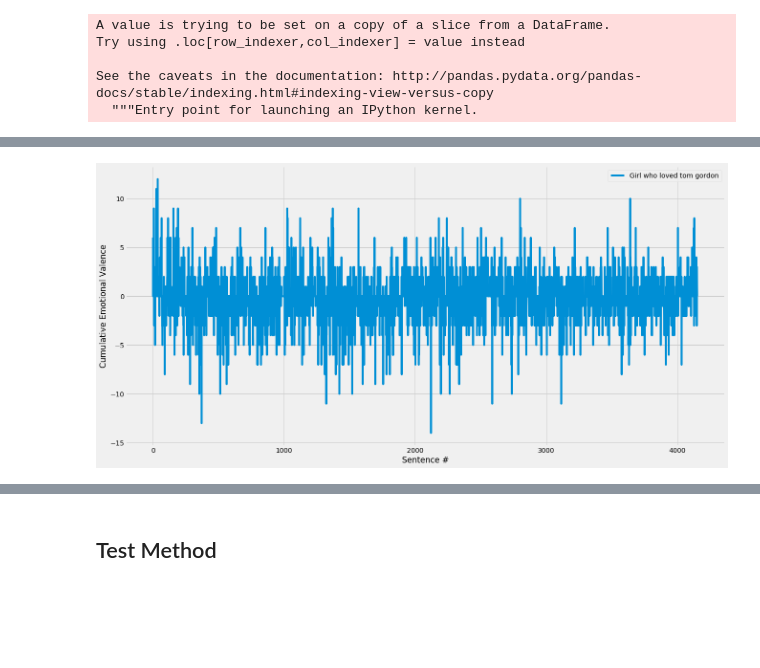
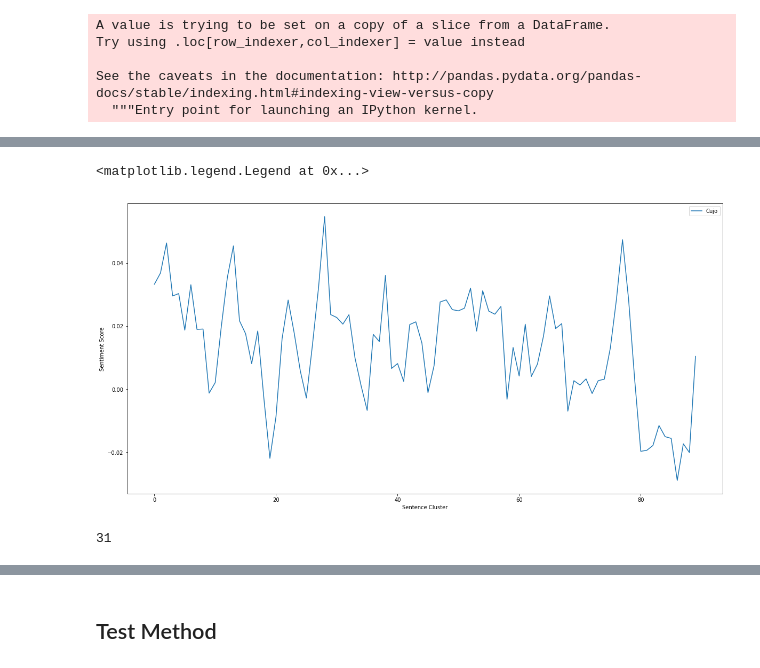
Before and after one commit to xvila/fletcher, a Jupyter notebook: data_processing.ipynb, the cells around one changed output, grey strips where cells are left out. Saved outputs shown, nothing was run; the diff lists cells and outputs as text; code cells hidden in the pictures; blank space fills up the shorter version.

```diff
--- a/data_processing.ipynb
+++ b/data_processing.ipynb
@@ -544,4 +512,15 @@ plt.legend()
 # %%
-sentiplot('books/Girl Who Loved Tom Gordon_ A Novel, The - Stephen King.txt','Girl who loved tom gordon')
+# sentiplot('books/Girl Who Loved Tom Gordon_ A Novel, The - Stephen King.txt','Girl who loved tom gordon')
-# %% [output]
-[figure, removed]
+# %%
+cumsum_vec = np.cumsum(np.insert(sent, 0, 0))
+ma_vec = (cumsum_vec[300:] - cumsum_vec[:-300]) / 300
+# %%
+title = 'Cujo'
+fig = plt.figure()
+plt.plot(ma_vec[::100],label=title)
+plt.ylabel("Sentiment Score")
+plt.xlabel("Sentence Cluster")
+plt.legend()
+# %% [output]
+<matplotlib.legend.Legend at 0x...>
+[figure, added]
@@ -547,0 +533,4 @@ sentiplot('books/Girl Who Loved Tom Gordon_ A Novel, The - Stephen King.txt','Gi
+# %%
+len(sent_group)
+# %% [output]
+31
```
Also changed, not shown: parts of 35 cells of this notebook.
